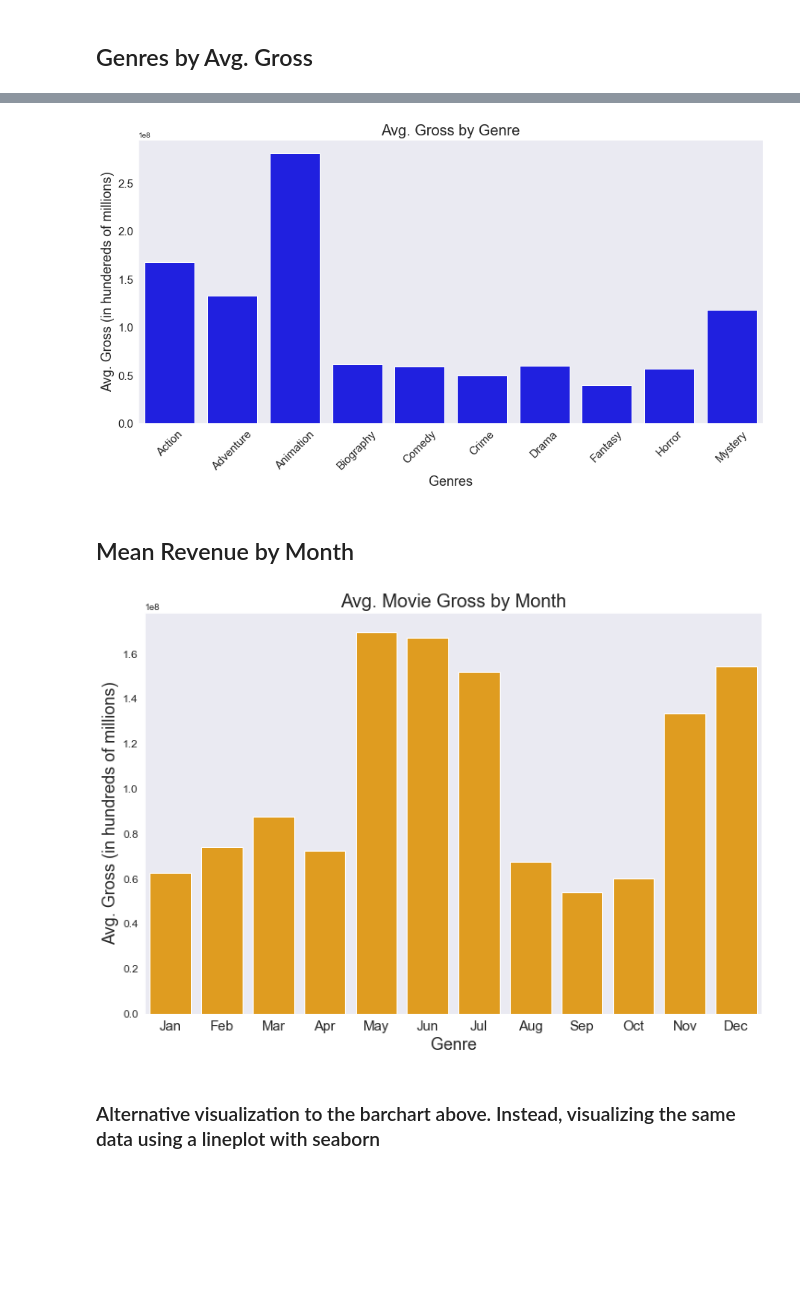
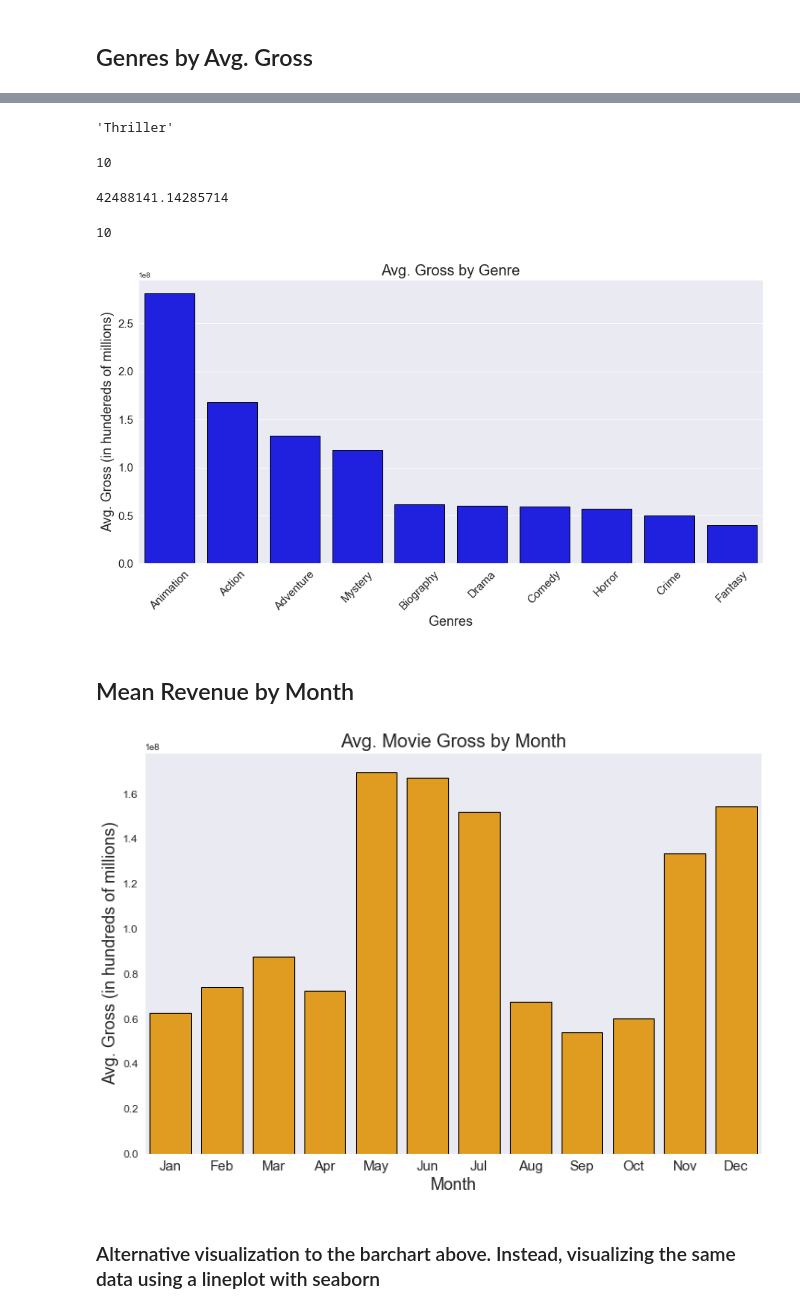
Before and after one commit to nobletang/Phase1Project, a Jupyter notebook: kaggle_movies.ipynb, the cells around one changed output, grey strips where cells are left out. Cells and saved outputs as stored; diff of their text form; code cells hidden in the pictures; blank space fills up the shorter version.

Commit message:
updated images and code notebook

```diff
--- a/kaggle_movies.ipynb
+++ b/kaggle_movies.ipynb
@@ -403,0 +405,3 @@ y
+# %%
+x = genre_groupby.index[:11]
+x
@@ -403,0 +412,3 @@ y
+# %%
+y = genre_groupby.values[:11]
+y
@@ -414,21 +429,41 @@ len(y)
+# %%
+# delete the thriller and its value from both lists because it only has 7 movies in dataset
+x = list(x)
+x.pop(-2)
+# %% [output]
+'Thriller'
+# %%
+len(x)
+# %% [output]
+10
+# %%
+# do the same for y
+y = list(y)
+y.pop(-2)
+# %% [output]
+42488141.14285714
+# %%
+len(y)
+# %% [output]
+10
 # %%
 # barchart to show avg. gross by genre
 # using seaborn module
 plt.figure(figsize=(15,7))
-sns.barplot(x, y, color='blue')
+sns.barplot(x, y, color='blue', edgecolor='black')
 
 # add title and axes labels
 # rotating x-tick labels and editing fontsize so that is is readable
 plt.title('Avg. Gross by Genre', fontsize=20)
 plt.xlabel('Genres', fontsize=18)
 plt.ylabel('Avg. Gross (in hundereds of millions)', fontsize=18)
 plt.xticks(rotation=45, fontsize=15)
 plt.yticks(fontsize=15)
 
-plt.savefig('Gross_by_Genre.png')
+plt.savefig('Graphs/Gross_by_Genre.png')
 plt.show()
 # %% [output]
-[figure, old version]
+[figure, new version]
 # %% [markdown]
 ## Mean Revenue by Month
 # %%
@@ -438,19 +473,19 @@ x_tick_labels = ['Jan','Feb','Mar','Apr','May','Jun','Jul','Aug','Sep','Oct','No
 
 # using seaborn library to create barchart of avg. gross by month
 plt.figure(figsize=(12,8))
-sns.barplot(x=x_tick_labels, y=mean_revenue['gross'], color='orange')
+sns.barplot(x=x_tick_labels, y=mean_revenue['gross'], color='orange', edgecolor='black')
 
 # add title and axes labels
 plt.title('Avg. Movie Gross by Month', fontsize=20)
-plt.xlabel('Genre', fontsize=18)
+plt.xlabel('Month', fontsize=18)
 plt.ylabel('Avg. Gross (in hundreds of millions)',fontsize=18)
 plt.xticks(fontsize=15)
 plt.yticks(fontsize=12)
 
-plt.savefig('AvgGross_Month.png')
+#plt.savefig('AvgGross_Month.png')
 plt.show()
 # %% [output]
-[figure, old version]
+[figure, new version]
 # %% [markdown]
 ### Alternative visualization to the barchart above. Instead, visualizing the same data using a lineplot with seaborn
 # %%
```
Also changed, not shown: parts of 21 cells of this notebook, 4 other files.
